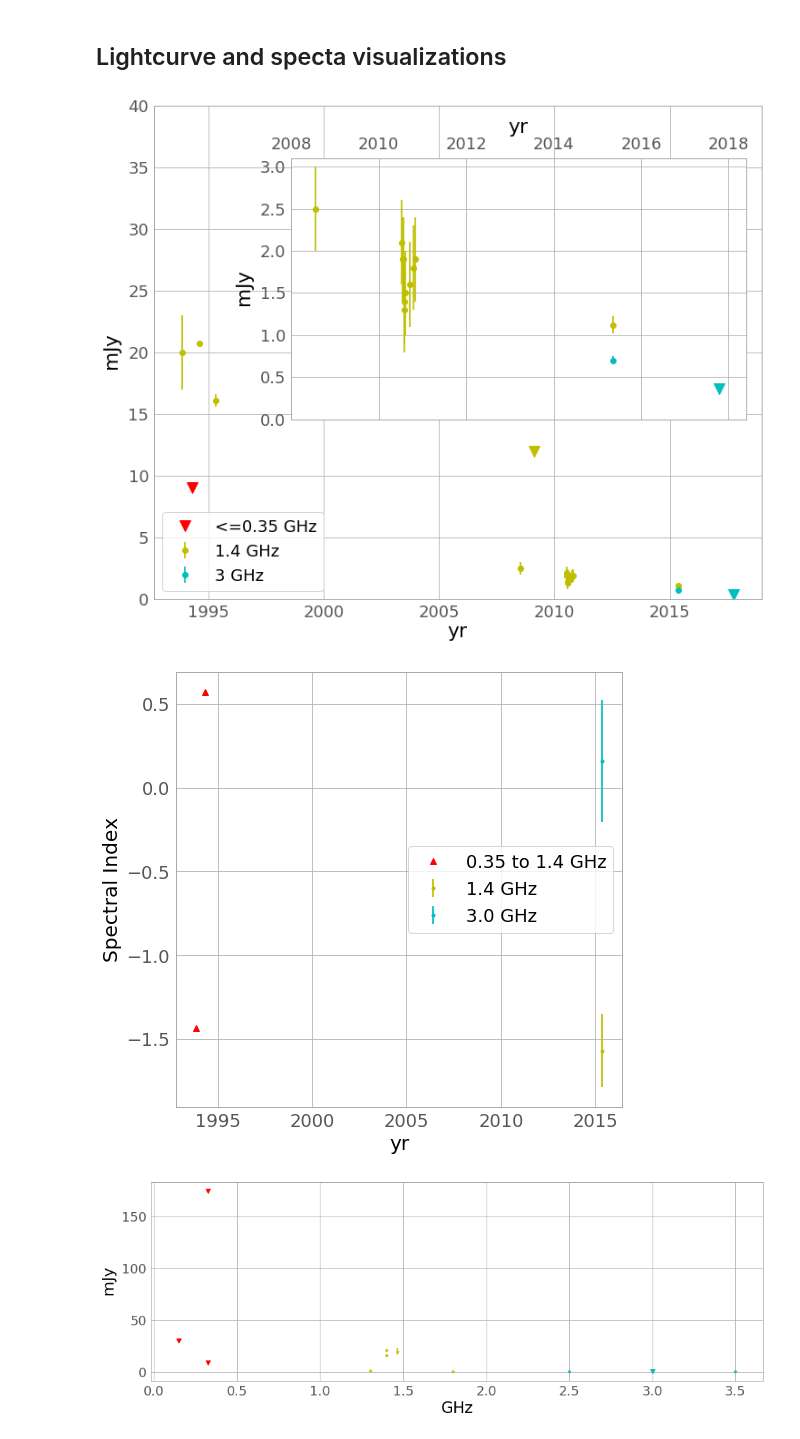
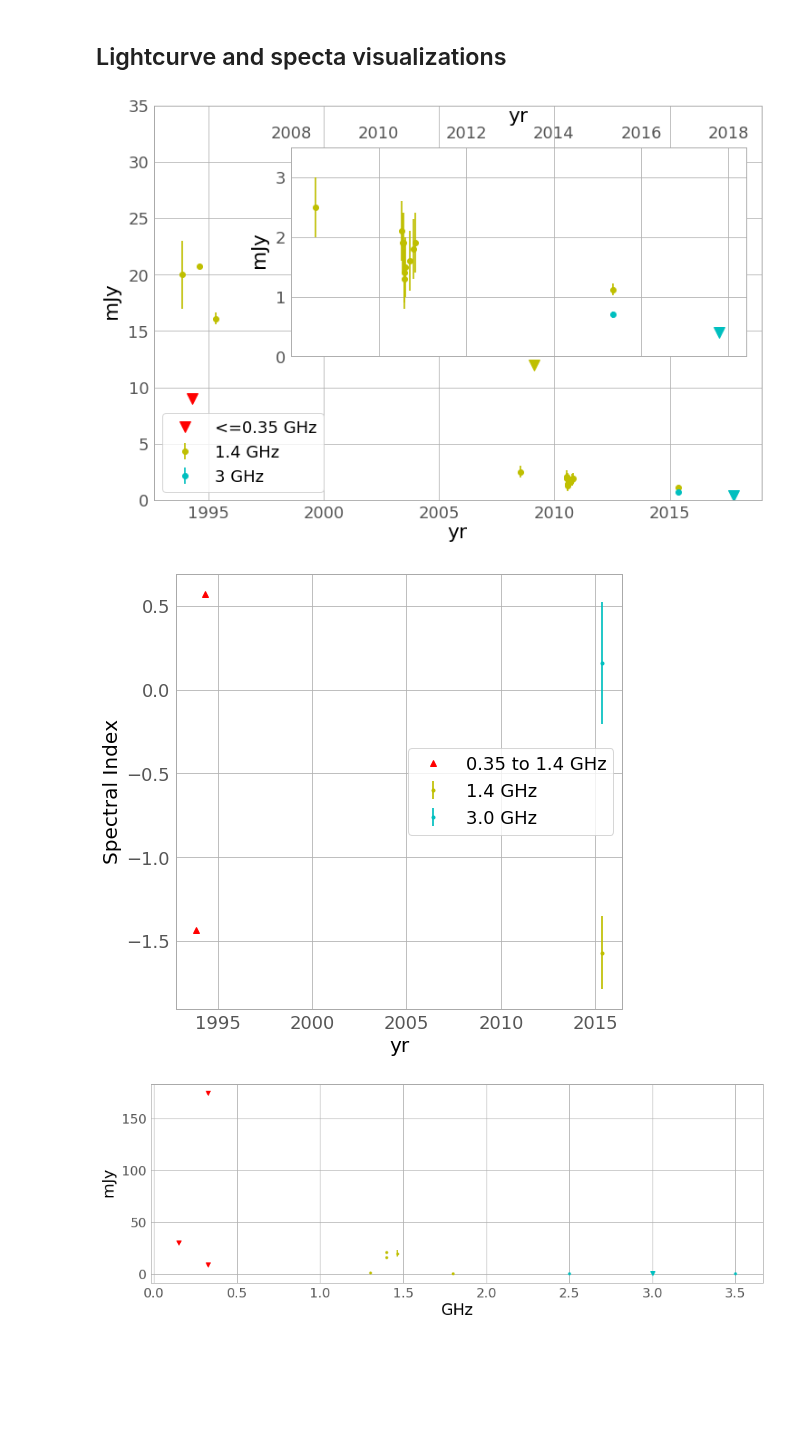
Before and after one commit to caseyjlaw/vlass_query, a Jupyter notebook: J141918.855+394036.03.ipynb, the cells around one changed output. Cells and saved outputs as stored; diff of their text form; code cells hidden in the pictures; blank space fills up the shorter version.

```diff
--- a/J141918.855+394036.03.ipynb
+++ b/J141918.855+394036.03.ipynb
@@ -185,7 +185,7 @@ s_nvss = 16.10  # mjy; aegean peak
 es_nvss = 0.51  # mjy; aegean peak
 
 t_vlass = 2017.78 # listed in pipeline log
-s_vlass = 3*0.122  # 3sigma measured on fits image
+s_vlass = 3*0.122*1.1  # 3sigma measured on fits image with conservative 10% bump suggested by Mark and Amy
 f_vlass = 3.0
 # %% [markdown]
 ## Farnes polarimetry project (15A-033)
@@ -368,7 +368,7 @@ Other potential data sets to analyze:
 plt.rcParams.update({'font.size': 18})
 
 with quantity_support():
-    fig = plt.figure(figsize=(12,10))
+    fig = plt.figure(figsize=(12,8))
     # fluxes
     plt.plot([t_tgss, t_wenss, t_ab6860]*u.year,
                  [s_tgss, s_wenss, s_ab6860P]*u.milliJansky,
@@ -386,41 +386,41 @@ with quantity_support():
                  label="3 GHz")  # 3 GHz
     plt.plot([t_vlass]*u.year, [s_vlass]*u.milliJansky, 'cv', markersize=12)  # 3 GHz
     plt.legend(loc=3)
-    plt.ylim(0, 40)
+    plt.ylim(0, 35)
 
     left, bottom, width, height = [0.3, 0.4, 0.58, 0.4]
     ax2 = fig.add_axes([left, bottom, width, height])
     ax2.plot([t_tgss, t_wenss, t_ab6860]*u.year,
                  [s_tgss, s_wenss, s_ab6860P]*u.milliJansky,
                  'rv', markersize=12, label="<=0.35 GHz")  # 150 MHz
     ax2.errorbar([t_ab6860, t_first, t_nvss, t_farnes]*u.year,
                  [s_ab6860, s_first, s_nvss, s_farnesL]*u.milliJansky,
                  markersize=12, yerr=[es_ab6860, es_first, es_nvss, es_farnesL]*u.milliJansky, fmt='y.',
                  label="1.4 GHz")  # 1.4 GHz
     ax2.errorbar(t_atlas*u.year, s_atlas*u.milliJansky, yerr=es_atlas*u.milliJansky, markersize=12, fmt='y.')
     ax2.errorbar([t_farnes]*u.year,
                  [s_farnesS]*u.milliJansky,
                  yerr=[es_farnesS]*u.milliJansky, markersize=12, fmt='c.',
                  label="3 GHz")  # 3 GHz
     ax2.plot([t_vlass]*u.year, [s_vlass]*u.milliJansky, 'cv', markersize=12)  # 3 GHz
     ax2.set_xlim(2008, 2018.4)
-    ax2.set_ylim(0, 3.1)
+    ax2.set_ylim(0, 3.5)
     ax2.xaxis.tick_top()
     ax2.xaxis.set_label_position('top')
     plt.savefig("fluxlc_j1419.pdf", format="pdf")
 
     plt.figure(figsize=(8,8))
 #    plt.subplot(122)
     # alphas
     plt.plot([t_ab6860, t_wenss], [alpha_ab6860, alpha_fw], 'r^', label="0.35 to 1.4 GHz")
     plt.errorbar([t_farnes], [alpha_farnesLL], yerr=[ealpha_farnesLL], fmt='y.', label="1.4 GHz")
     plt.errorbar([t_farnes], [alpha_farnesSS], yerr=[ealpha_farnesSS], fmt='c.', label="3.0 GHz")
     plt.xlabel("yr", fontsize=20)
     plt.ylabel("Spectral Index", fontsize=20)
     plt.legend()
     plt.savefig("alphalc_j1419.pdf", format="pdf")
 # %% [output]
-[figure, old version]
+[figure, new version]
 [figure]
 # %%
 with quantity_support():
```
Also changed, not shown: parts of 5 cells of this notebook.
